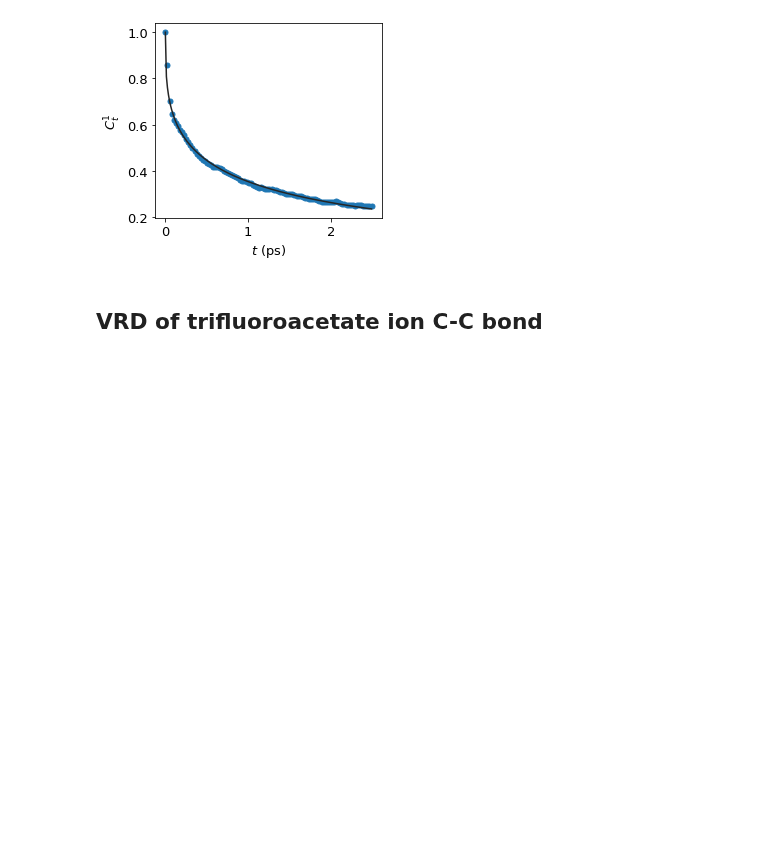
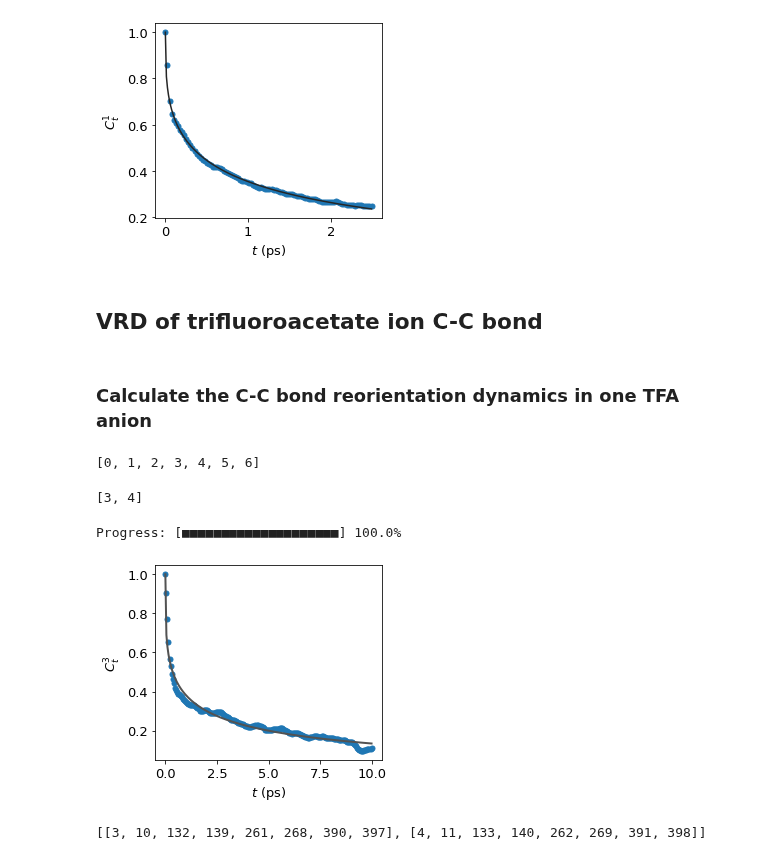
Before and after one commit to Lei-Lei-alpha/FishMol, a Jupyter notebook: docs/_build/jupyter_execute/VRD.ipynb, the cells around one changed output. Cells and saved outputs as stored; diff of their text form; code cells hidden in the pictures; blank space fills up the shorter version.

```diff
--- a/docs/_build/jupyter_execute/VRD.ipynb
+++ b/docs/_build/jupyter_execute/VRD.ipynb
@@ -45,5 +45,7 @@ plt.show()
 [figure]
 # %% [markdown]
 ## VRD of trifluoroacetate ion C-C bond
+# %% [markdown]
+### Calculate the C-C bond reorientation dynamics in one TFA anion
 # %%
 TFAs = cage1_info.TFAs
@@ -50,4 +53,14 @@ TFAs = cage1_info.TFAs
+# %%
+spec
+# %% [output]
+[0, 1, 2, 3, 4, 5, 6]
+# %%
+print([x for x in spec if traj.frames[0][x].symbs == "O"])
+# %% [output]
+[3, 4]
 # %%
-spec = [*TFAs[0].values()]
-vrd = funcs.VRD(traj = traj, spec = [[spec[-2],], [spec[-1],]], num = 2000, sampling = 5, skip = 2)
-results = vrd.calculate(plot = False, l = 3)
+vrd = new_VRD(traj = traj, spec = [3, 4], num = 2000, sampling = 10, skip = 5)
+results = vrd.calculate(l = 3, mean = False, fit = True, plot = True)
+# %% [output]
+Progress: [■■■■■■■■■■■■■■■■■■■■] 100.0%
+[figure, added]
@@ -53,0 +69,5 @@ results = vrd.calculate(plot = False, l = 3)
+# %%
+specs = [[x for x in all_oxygen[::2]], [x for x in all_oxygen[1::2]]]
+specs
+# %% [output]
+[[3, 10, 132, 139, 261, 268, 390, 397], [4, 11, 133, 140, 262, 269, 391, 398]]
```
Also changed, not shown: parts of 9 cells of this notebook, 12 other files.
